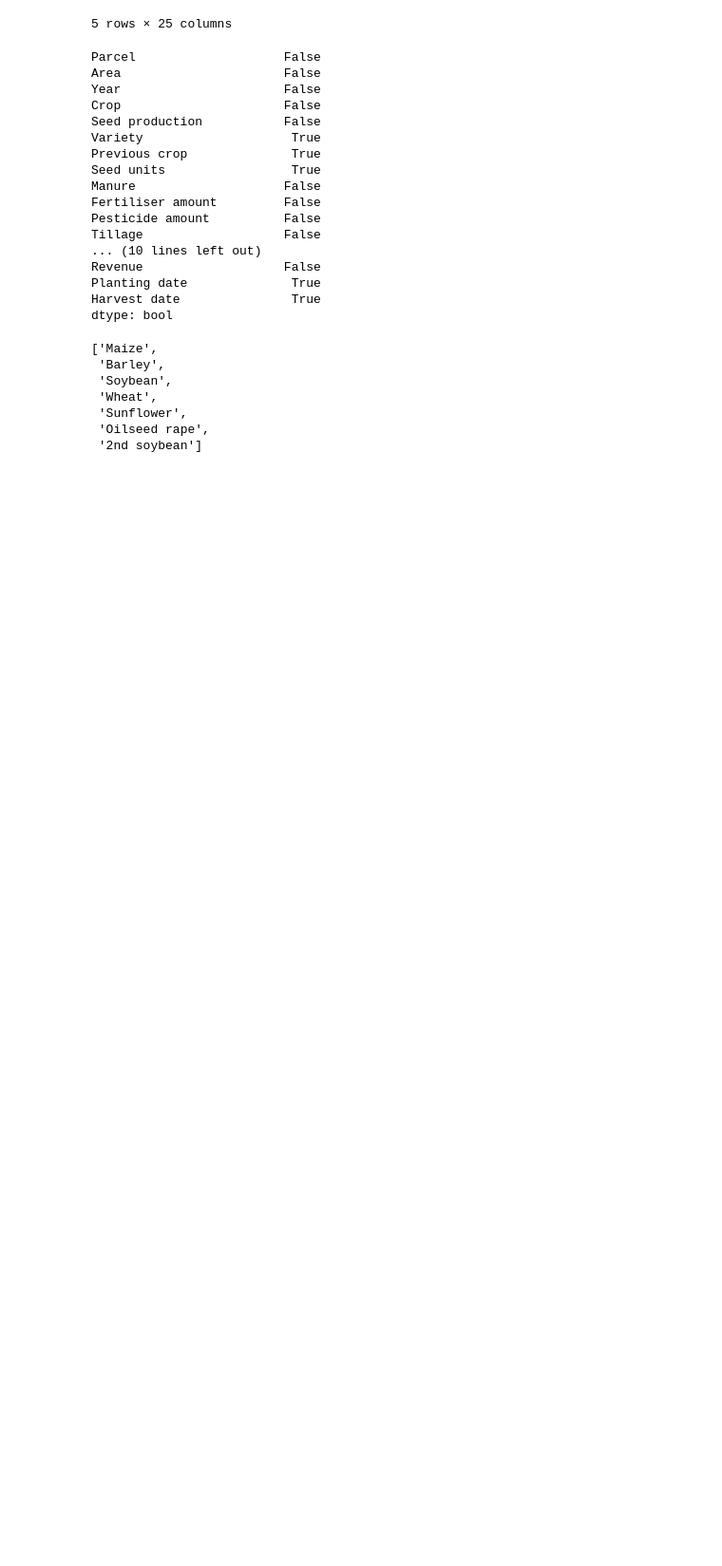
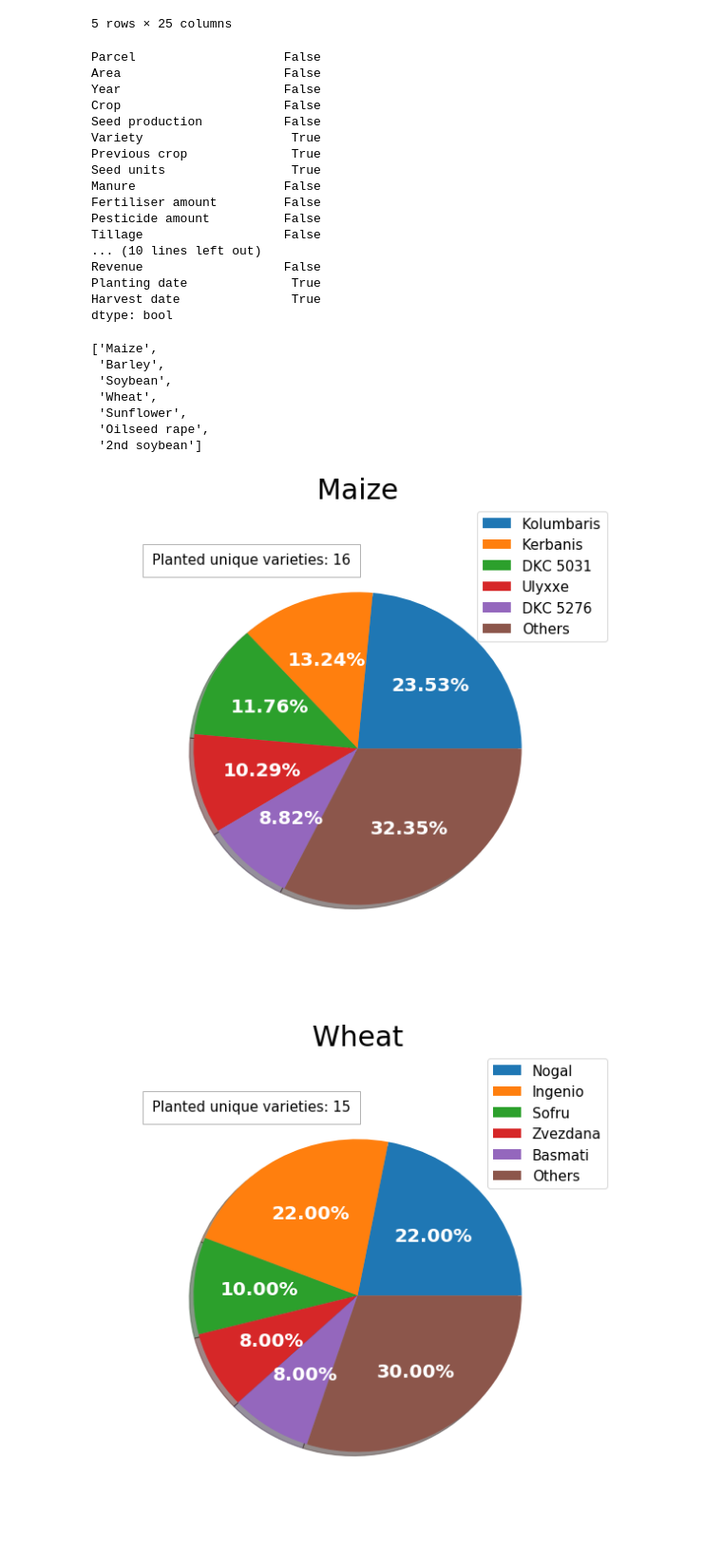
Before and after one commit to AndreaM1996/Project5, a Jupyter notebook: Project5.ipynb, the cells around one changed output. Shown: that part at 95% size. Cells and saved outputs as stored; diff of their text form; code cells hidden in the pictures; blank space fills up the shorter version.

```diff
--- a/Project5.ipynb
+++ b/Project5.ipynb
@@ -199,36 +200,39 @@ for i in range(n):
 text
 # %%
 def func(pct, allvals):
-    absolute = int(pct/100.*np.sum(allvals))
-    return "{:.1f}%".format(pct, absolute)
+    percent = float((100*pct)/allvals.sum())
+    return "{:.2f}%".format(pct,percent)
 # %%
 for i in range(n):
 
-    df5 = data[data['Crop'] == crop[i]]
+    df5 = data[data['Crop'] == crops[i]]
     length = len(df5['Variety'].unique())
 
     if length>4:
         fig5 = plt.figure(figsize=(8,8))
         ax5 = fig5.add_subplot(111)
 
         vc = df5['Variety'].value_counts()
         sort = vc.sort_values(ascending=False)
         ssum = sort.sum()
         pie = sort.iloc[:5]
         pie = pie.append(pd.Series([ssum-pie.sum()],index=['Others']))
 
         wedges, texts, autotexts = ax5.pie(x=pie, labels=list(pie.index.values),autopct=lambda pct: func(pct, pie),radius=0.8,shadow=True, textprops=dict(color="w"))
         plt.setp(autotexts,fontsize=20,fontweight='bold', color='w')
 
         ax5.set_title(crops[i],fontdict={'fontsize': 30, 'fontweight': 'medium', 'color': 'k'})
         ax5.legend(loc=1,fontsize=15)
 
         props = dict(facecolor='white',edgecolor='dimgrey',alpha=0.5,pad=10)
         text = 'Planted unique varieties: '+str(length)
         ax5.text(-1,1,text,bbox=props,fontsize=15,va='top', ha='left')
 
         ax5.axis('off')
 
 
         fig5.tight_layout()
 plt.show()
+# %% [output]
+[figure, added]
+[figure, added]
```
Also changed, not shown: parts of 20 cells of this notebook.
